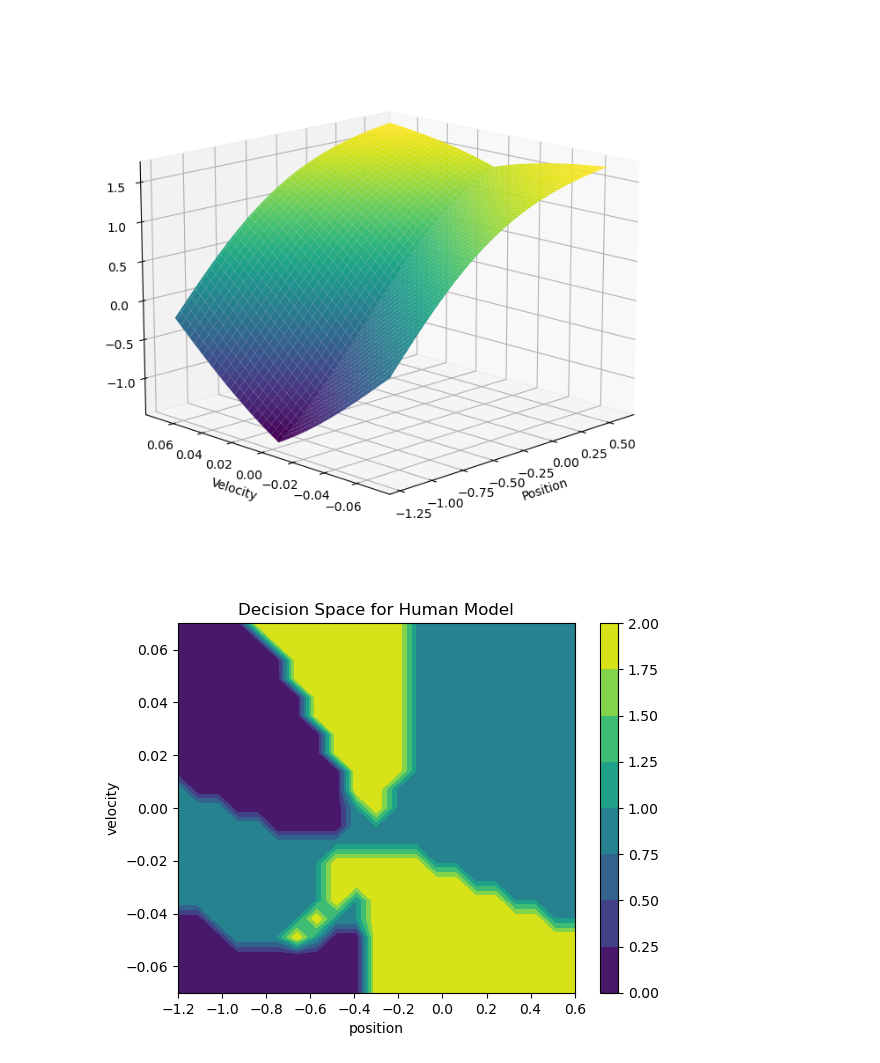
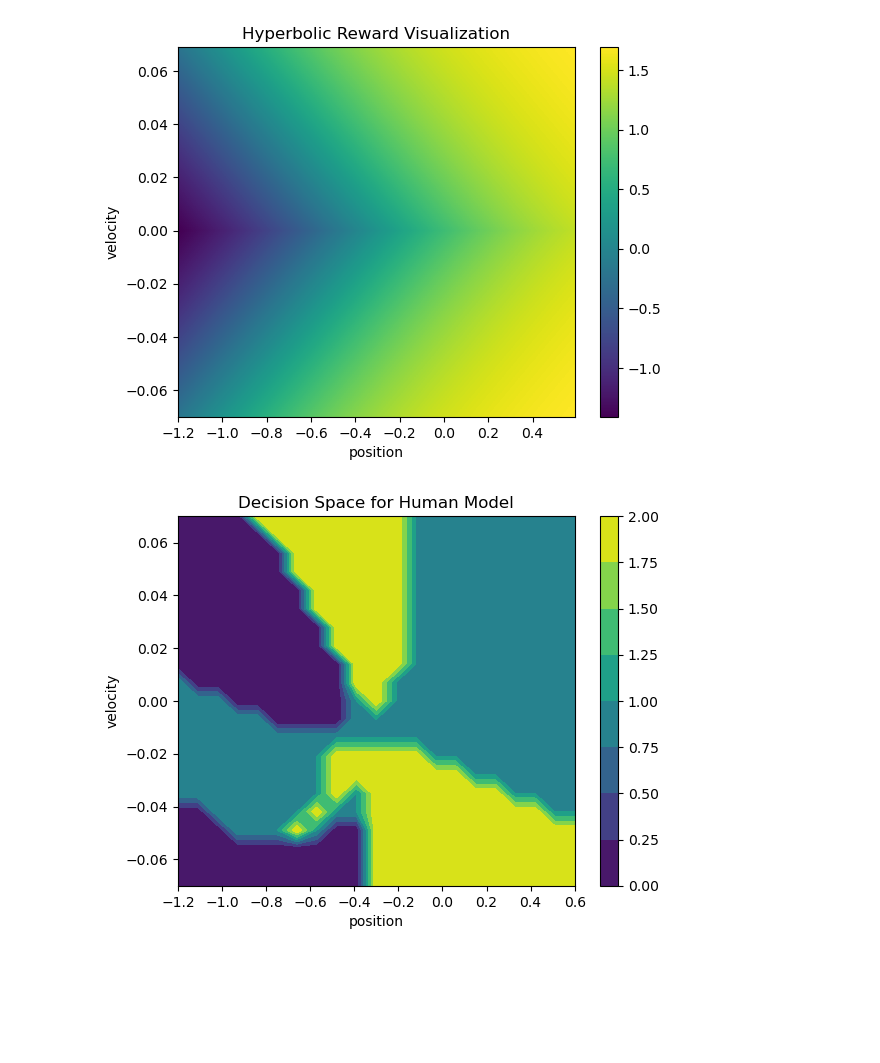
Before and after one commit to oscaro00/Math156_Project, a Jupyter notebook: mountaincar/visualizations.ipynb, the cells around one changed output. Cells and saved outputs as stored; diff of their text form; code cells hidden in the pictures; blank space fills up the shorter version.

```diff
--- a/mountaincar/visualizations.ipynb
+++ b/mountaincar/visualizations.ipynb
@@ -32,38 +33,47 @@ plt.show()
 # %%
 import numpy as np
 import matplotlib.pyplot as plt
 from mpl_toolkits.mplot3d import Axes3D
 import math
 
 def reward_function(position, velocity):
     reward = -0.2 + 2 * (math.tanh(abs(velocity*10) + (position+0.5)))
     return reward
 
 positions = np.arange(-1.2, 0.6, 0.01)
 velocities = np.arange(-0.07, 0.07, 0.001)
 
 X, Y = np.meshgrid(positions, velocities)
 Z = np.zeros_like(X)
 # flipped indexing because the first index runs through rows of matrices,
 # i.e. across the y axis values, while second index runs through columns,
 # i.e. across the x axis values.
 for i in range(len(velocities)):
     for j in range(len(positions)):
         Z[i,j] = reward_function(X[i,j], Y[i,j])
 
-fig = plt.figure(figsize=(12,8))
-ax = fig.add_subplot(111, projection='3d')
-ax.plot_surface(X, Y, Z, cmap='viridis')
-ax.set_xlabel('Position')
-ax.set_ylabel('Velocity')
-ax.zaxis.set_rotate_label(False)
-ax.set_zlabel('Reward', rotation=90)
-ax.view_init(elev=15, azim=225)
+# fig = plt.figure(figsize=(12,8))
+# ax = fig.add_subplot(111, projection='3d')
+# ax.plot_surface(X, Y, Z, cmap='viridis')
+# ax.set_xlabel('Position')
+# ax.set_ylabel('Velocity')
+# ax.set_title('Hyperbolic Reward Visualization')
+# ax.zaxis.set_rotate_label(False)
+# ax.set_zlabel('Reward', rotation=90)
+# ax.view_init(elev=15, azim=225)
+fig,ax=plt.subplots(1,1)
+cp = ax.imshow(Z, extent=[positions[0],positions[-1],velocities[0],velocities[-1]], cmap='viridis', aspect='auto', origin='lower')
+fig.colorbar(cp)
+ax.set_title('Hyperbolic Reward Visualization')
+ax.set_xlabel('position')
+ax.set_ylabel('velocity')
 
-fig.savefig('reward_function.svg', format='svg')
+
+
+fig.savefig('hyperbolic reward visual.svg', format='svg')
 plt.show()
 # %% [output]
-[figure, old version]
+[figure, new version]
 # %%
 import gymnasium as gym
 from tensorflow.keras.models import load_model
```
Also changed, not shown: parts of 3 cells of this notebook, 4 other files.
